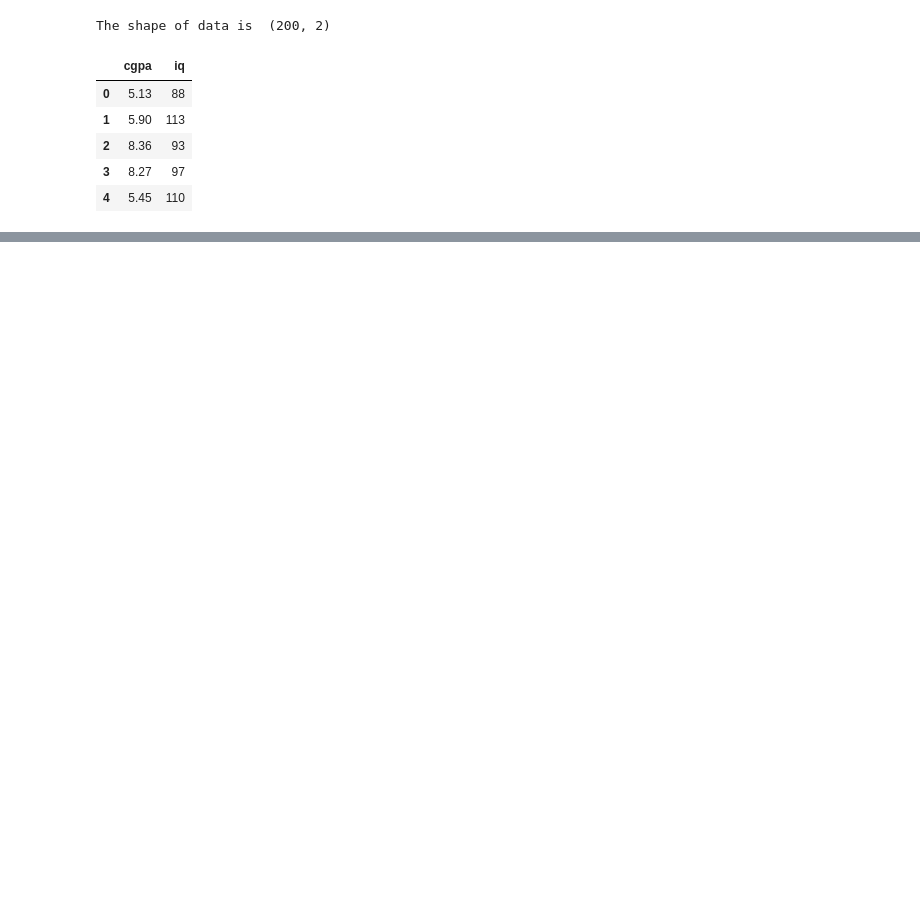
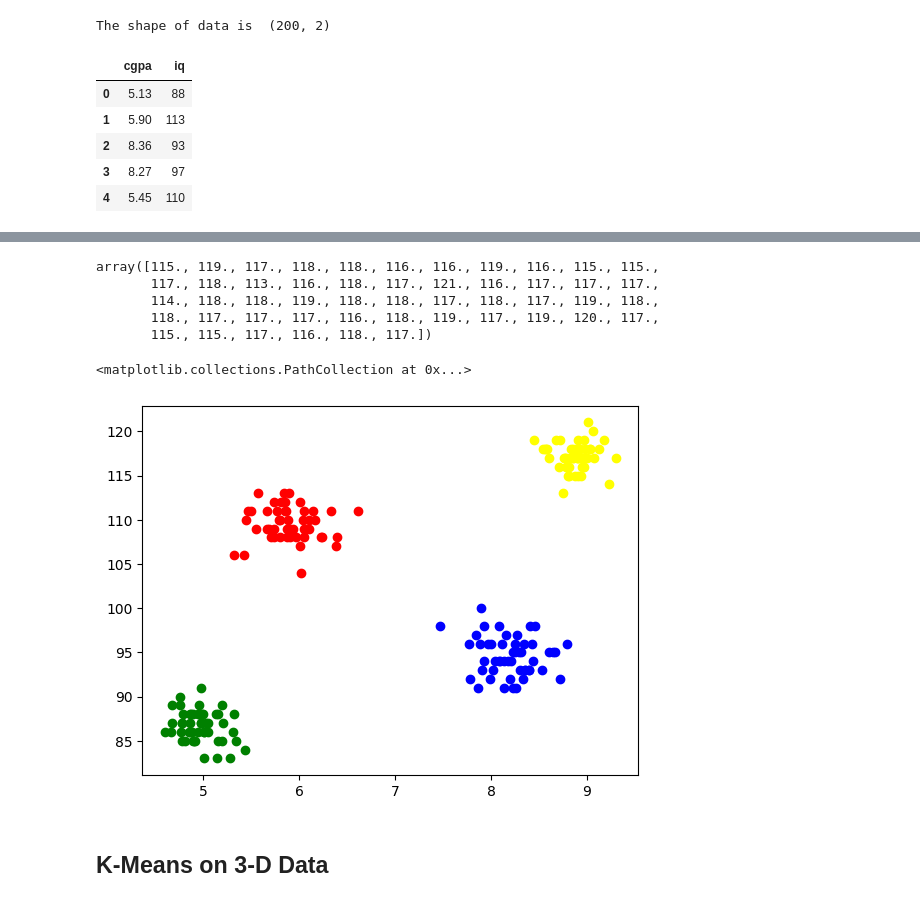
Before and after one commit to fahim-506/machine-learning-from-scratch, a Jupyter notebook: k-means_cluster/kmeans-clustering-demo.ipynb, the cells around one changed output, grey strips where cells are left out. Saved outputs shown, nothing was run; the diff lists cells and outputs as text; code cells hidden in the pictures; blank space fills up the shorter version.

```diff
--- a/k-means_cluster/kmeans-clustering-demo.ipynb
+++ b/k-means_cluster/kmeans-clustering-demo.ipynb
@@ -15,0 +49,4 @@ The shape of data is  (200, 2)
+# %%
+X = df.iloc[:,:].values
+km = KMeans(n_clusters=4)
+y_means = km.fit_predict(X)
@@ -15,0 +66,19 @@ The shape of data is  (200, 2)
+# %%
+X[y_means == 3,1]
+# %% [output]
+array([115., 119., 117., 118., 118., 116., 116., 119., 116., 115., 115.,
+       117., 118., 113., 116., 118., 117., 121., 116., 117., 117., 117.,
+       114., 118., 118., 119., 118., 118., 117., 118., 117., 119., 118.,
+       118., 117., 117., 117., 116., 118., 119., 117., 119., 120., 117.,
+       115., 115., 117., 116., 118., 117.])
+# %%
+
+plt.scatter(X[y_means == 0,0],X[y_means == 0,1],color='blue')
+plt.scatter(X[y_means == 1,0],X[y_means == 1,1],color='red')
+plt.scatter(X[y_means == 2,0],X[y_means == 2,1],color='green')
+plt.scatter(X[y_means == 3,0],X[y_means == 3,1],color='yellow')
+# %% [output]
+<matplotlib.collections.PathCollection at 0x...>
+[figure, added]
+# %% [markdown]
+## K-Means on 3-D Data
```
Also changed, not shown: parts of 14 cells of this notebook.
